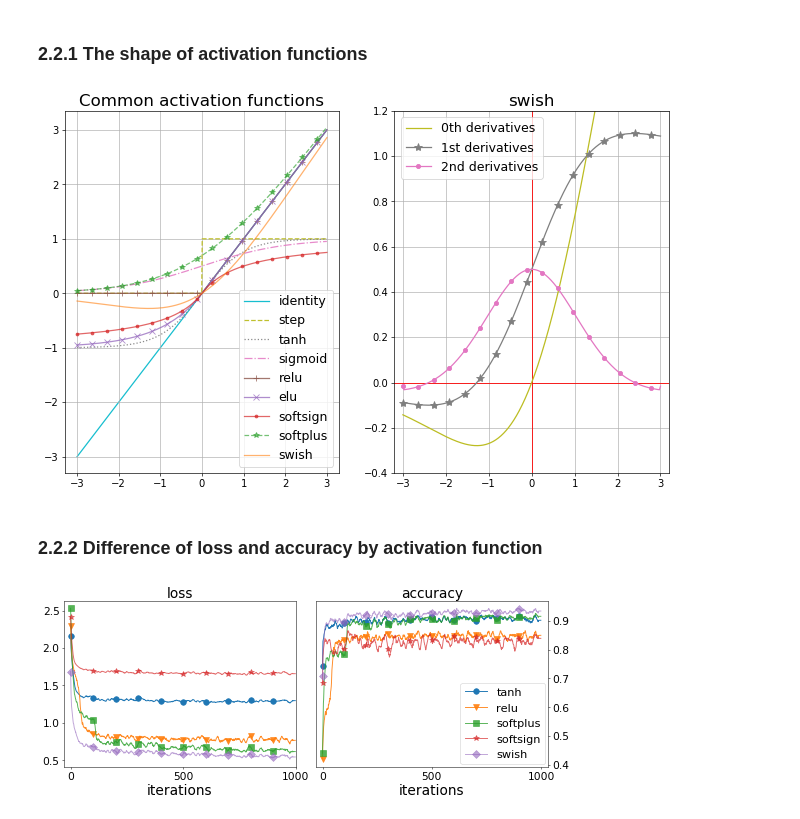
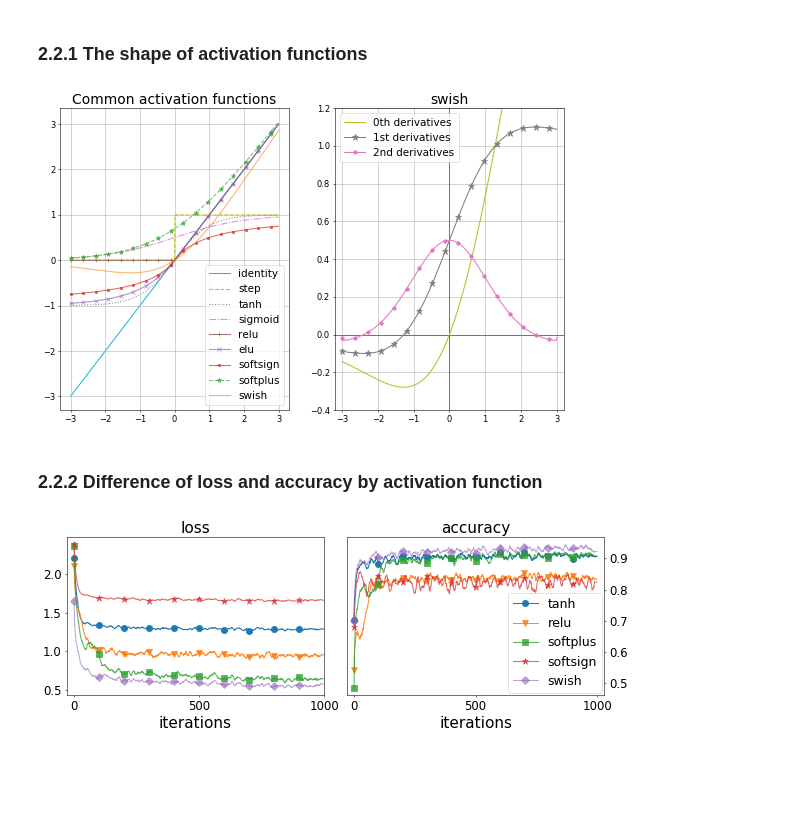
Before and after one commit to oilneck/prml_python, a Jupyter notebook: Notebook/test_Deep_learning.ipynb, the cells around one changed output. Saved outputs shown, nothing was run; the diff lists cells and outputs as text; code cells hidden in the pictures; blank space fills up the shorter version.

```diff
--- a/Notebook/test_Deep_learning.ipynb
+++ b/Notebook/test_Deep_learning.ipynb
@@ -615,7 +615,7 @@ x = np.linspace(-3, 3, 500)
 style = ['-', '--', ':', '-.', '-', '-', '-', '--', '-']
 markers = ["", "", "", "", "+", "x", ".", "*", ""]
 
-fig = plt.figure(figsize=(13,8),dpi=60)
+fig = plt.figure(figsize=(13,8),dpi=50)
 ax = fig.add_subplot(121)
 cmap = plt.rcParams['axes.prop_cycle'].by_key()['color']
 cmap.reverse()
@@ -660,7 +660,7 @@ plt.legend(fontsize=15)
 plt.grid()
 plt.show()
 # %% [output]
-[figure, old version]
+[figure, new version]
 # %% [markdown]
 ### 2.2.2 Difference of loss and accuracy by activation function
 # %%
@@ -719,32 +719,32 @@ for i in range(max_iter):
 
 
 # plot accuracy data
-fig = plt.figure(figsize=(12,5),dpi=45)
+fig = plt.figure(figsize=(12,4.5),dpi=50)
 ax1 = fig.add_subplot(121)
 ax2 = fig.add_subplot(122)
 markers = ["o", "v", "s", "*", "D"]
 
 x = np.arange(max_iter)
 for n,key in enumerate(layers):
     ax1.plot(x, smooth_filt(train_loss[key]), marker=markers[n],
             markersize=9, markevery=100, label=key, zorder=n, alpha=1 - 0.1 * n)
     ax1.set_xticks([0,500,1000])
     ax1.set_xlabel("iterations", fontsize=22)
     ax1.set_title("loss", fontsize=22)
     ax1.set_xlim(-30, max_iter)
     ax1.tick_params(labelsize=17)
 
     ax2.plot(x, smooth_filt(train_acc[key]), marker=markers[n],
             markersize=9, markevery=100, label=key, zorder=n, alpha=1 - 0.1 * n)
     ax2.set_xticks([0,500,1000])
     ax2.set_xlabel("iterations", fontsize=22)
     ax2.set_title("accuracy", fontsize=22)
     ax2.set_xlim(-30, max_iter+30)
     ax2.tick_params(labelsize=17)
     ax2.yaxis.tick_right()
 
 plt.legend(bbox_to_anchor=(1, 0), loc='lower right', borderaxespad=0.2, fontsize=18)
 plt.tight_layout()
 plt.show()
 # %% [output]
-[figure, old version]
+[figure, new version]
```
